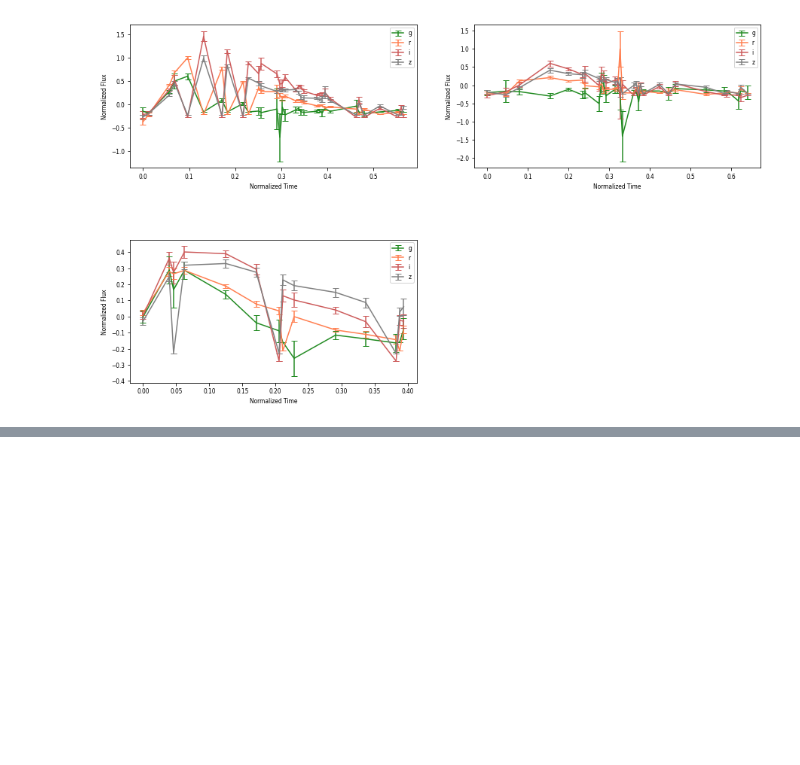
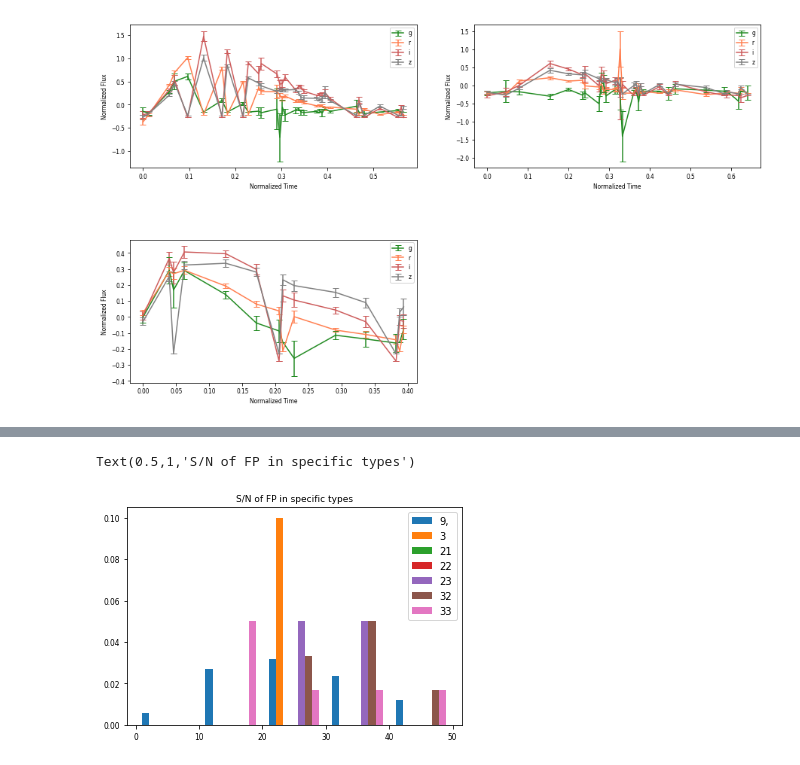
Before and after one commit to zhiyaol/SN-Classification-with-ML, a Jupyter notebook: Tensorflow-test-10000-steps.ipynb, the cells around one changed output, grey strips where cells are left out. Saved outputs shown, nothing was run; the diff lists cells and outputs as text; code cells hidden in the pictures; blank space fills up the shorter version.

```diff
--- a/Tensorflow-test-10000-steps.ipynb
+++ b/Tensorflow-test-10000-steps.ipynb
@@ -464,0 +424,29 @@ hist(corr_SNR)
+# %%
+# Get S/N for FP from specific types
+FP_nine_SNR = get_SNR(FP_nine) # -9
+FP_Ibc_SNR = get_SNR(FP_Ibc) #3
+FP_IIn_SNR = get_SNR(FP_IIn) #21
+FP_IIP_SNR = get_SNR(FP_IIP) #22
+FP_IIL_SNR = get_SNR(FP_IIL) #23
+FP_Ib_SNR = get_SNR(FP_Ib) #32
+FP_Ic_SNR = get_SNR(FP_Ic) #33
+# %%
+# Get S/N for FN from specific types
+FN_nine_SNR = get_SNR(FP_nine) # -9
+FN_Ibc_SNR = get_SNR(FP_Ibc) #3
+FN_IIn_SNR = get_SNR(FP_IIn) #21
+FN_IIP_SNR = get_SNR(FP_IIP) #22
+FN_IIL_SNR = get_SNR(FP_IIL) #23
+FN_Ib_SNR = get_SNR(FP_Ib) #32
+FN_Ic_SNR = get_SNR(FP_Ic) #33
+# %%
+mis_SNR = FP_SNR + FN_SNR
+corr_SNR = TP_SNR + TN_SNR
+
+mis_nine_SNR = FP_nine_SNR + FN_nine_SNR
+mis_Ibc_SNR = FP_Ibc_SNR + FN_Ibc_SNR
+mis_IIn_SNR = FP_IIn_SNR + FN_IIn_SNR
+mis_IIP_SNR = FP_IIP_SNR + FN_IIP_SNR
+mis_IIL_SNR = FP_IIL_SNR + FN_IIL_SNR
+mis_Ib_SNR = FP_Ib_SNR + FN_Ib_SNR
+mis_Ic_SNR = FP_Ic_SNR + FN_Ic_SNR
@@ -464,0 +460,8 @@ hist(corr_SNR)
+# %%
+hist([mis_nine_SNR, mis_Ibc_SNR,mis_IIn_SNR,mis_IIP_SNR,mis_IIL_SNR,mis_Ib_SNR,mis_Ic_SNR], 5, (0,50), True, histtype='bar',
+     label = ["9,","3","21","22","23","32","33"])
+legend(prop={'size': 10})
+title("S/N of FP in specific types")
+# %% [output]
+Text(0.5,1,'S/N of FP in specific types')
+[figure, added]
```
Also changed, not shown: parts of 24 cells of this notebook, 1 other file.
